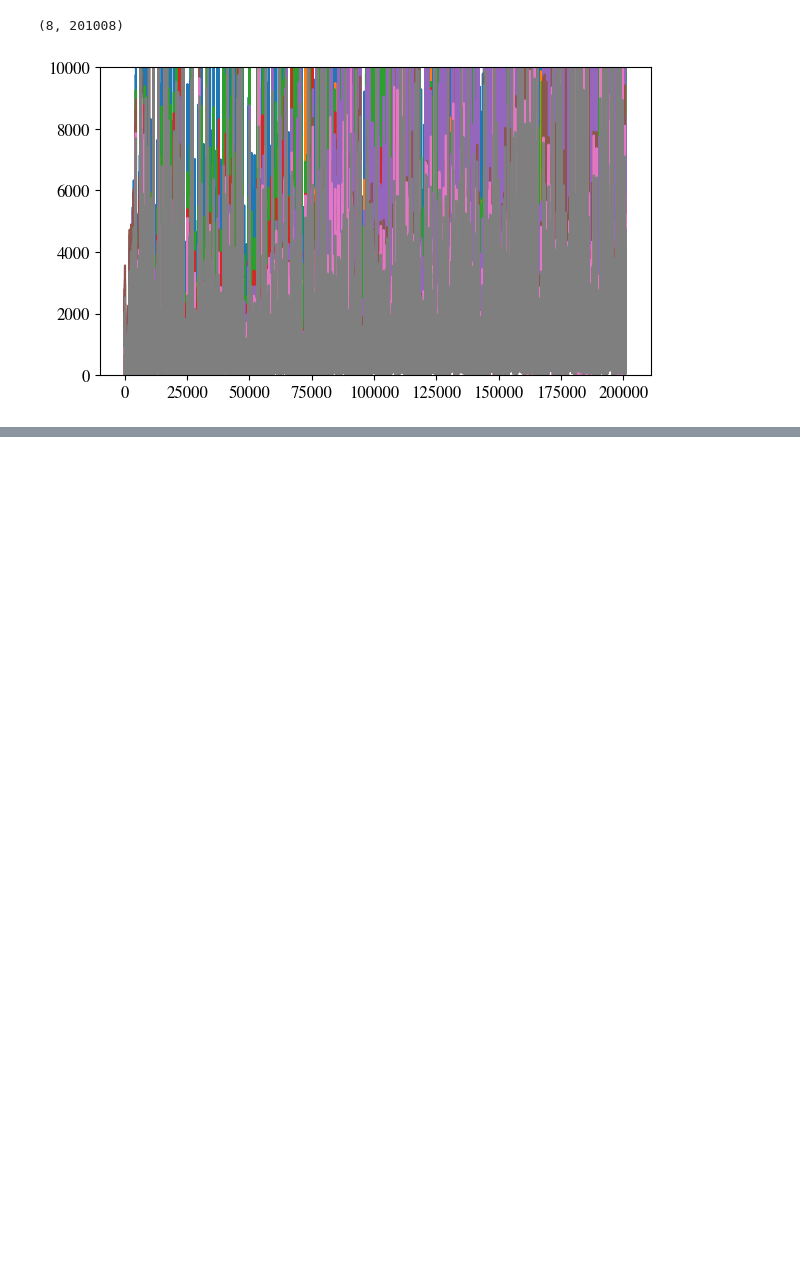
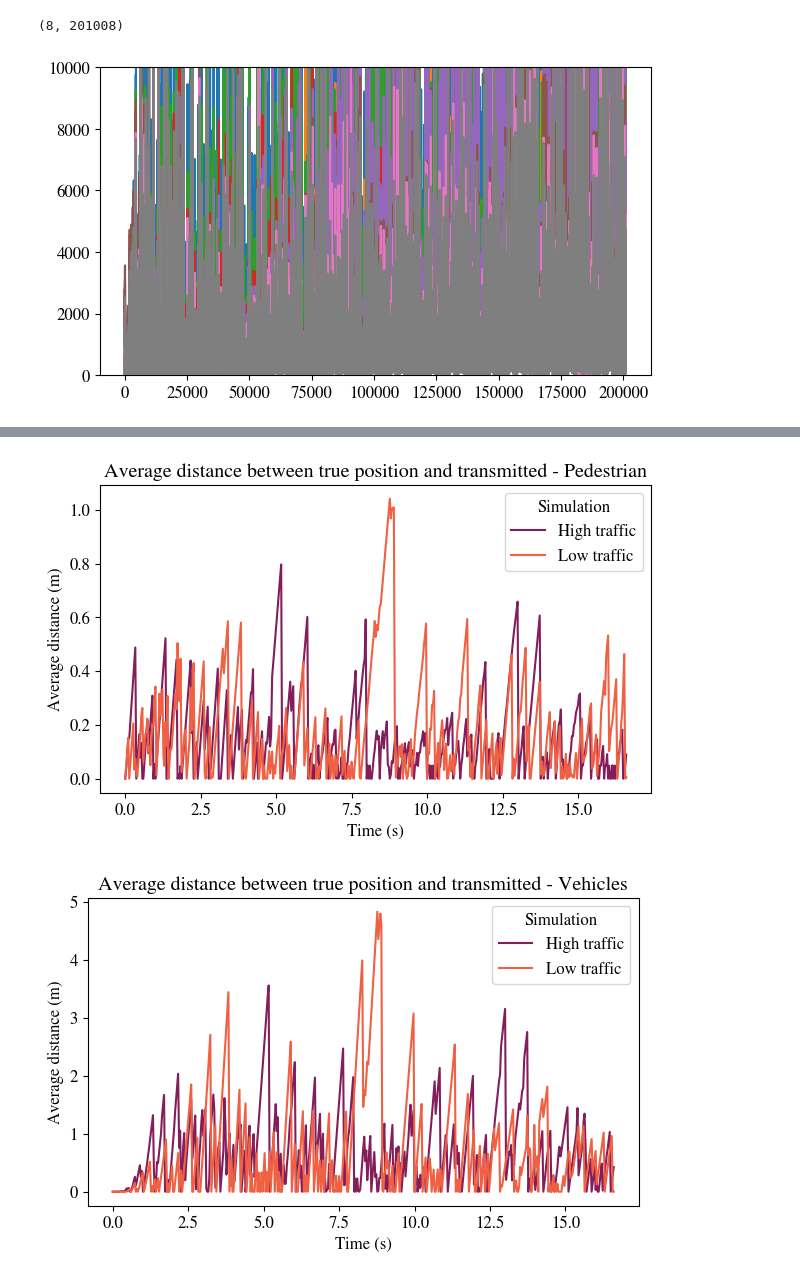
Before and after one commit to FilippoBragato/pqos-correlation, a Jupyter notebook: test.ipynb, the cells around one changed output, grey strips where cells are left out. Saved outputs shown, nothing was run; the diff lists cells and outputs as text; code cells hidden in the pictures; blank space fills up the shorter version.

```diff
--- a/test.ipynb
+++ b/test.ipynb
@@ -2105,10 +2105,14 @@ plt.show()
 (8, 201008)
 [figure]
 # %%
-agent = Agent(count, 10, 3, 8, ["Top CD", "Left CD", "Right CD"], ["None", "Top", "Left", "Right", "TopLeft", "TopRight", "LeftRight", "All"], [[0, 1000], [0, 1000], [0, 1000]], 10**(-4), 10**-8, 0, 0.9, 8, 1000, 2000 )
+agent = Agent(5000, 10, 3, 8, ["Top CD", "Left CD", "Right CD"], ["None", "Top", "Left", "Right", "TopLeft", "TopRight", "LeftRight", "All"], [[0, 1000], [0, 1000], [0, 1000]], 10**(-4), 10**-8, 0, 0.9, 8, 1000, 2000 )
 agent.load_data("agent_out_trained/")
 agent.load_model("agent_out_trained/")
-sim_for_rec = Simulation("Town03MediumNEW", Weather.Clear, Time.Sunset, [
-                         Sensor.LT, Sensor.LFL, Sensor.LFR], mode=Simulation.RL_AGENT, train=True, verbose=False, visualize=True)
-sim_for_rec.length = 500
-sim_for_rec.simulate()
+simlow = Simulation("t3low", Weather.Clear, Time.Sunset, [
+                         Sensor.LT, Sensor.LFL, Sensor.LFR], mode=Simulation.RL_AGENT, train=False, agent=agent, verbose=False, visualize=True)
+simlow.length = 50
+simlow.simulate()
+simhigh = Simulation("t3high", Weather.Clear, Time.Sunset, [
+                         Sensor.LT, Sensor.LFL, Sensor.LFR], mode=Simulation.RL_AGENT, train=False, agent=agent, verbose=False, visualize=True)
+simhigh.length = 50
+simhigh.simulate()
@@ -2114,0 +2133,44 @@ sim_for_rec.simulate()
+# %%
+data = np.concatenate([simlow.score_data["distance"]["pedestrian"],
+                       simlow.score_data["distance"]["vehicle"],
+                       simhigh.score_data["distance"]["pedestrian"],
+                       simhigh.score_data["distance"]["vehicle"]])
+
+n_frames = len(simlow.score_data["distance"]["pedestrian"])
+
+time_istants = np.tile(np.arange(n_frames)/30, 4)
+
+data = np.array([data, time_istants])
+data = data.T
+
+class_name = (["Pedestrians",] * n_frames + ["Vehicles",] * n_frames) * 2
+sim_name = ["Low traffic",] * 2 * n_frames + ["High traffic",] * 2 * n_frames
+df = pd.DataFrame(data, columns=["Average distance (m)", "Time (s)"])
+
+df["Class"] = pd.Categorical(class_name)
+df["Simulation"] = pd.Categorical(sim_name)
+fig = plt.figure()
+ax = fig.add_subplot(111)
+df_pede = df[df["Class"] == "Pedestrians"]
+# sns.lineplot(df[df["Class"] == "Pedestrians"], x = "Time (s)", y ="Average distance (m)", dashes=True, hue="Class", palette="rocket", style="Simulation", errorbar=None, ax=ax)
+sns.lineplot(df_pede, x="Time (s)", y="Average distance (m)", dashes=False,
+             hue="Simulation", palette="rocket", errorbar=None, ax=ax)
+plt.title("Average distance between true position and transmitted - Pedestrian")
+plt.savefig("output/latexplot/distance_autotransmit_ideal_ped.png")
+tikzplotlib.save("output/latexplot/distance_autotransmit_ideal_ped.tex")
+plt.show()
+plt.close()
+fig = plt.figure()
+ax = fig.add_subplot(111)
+df_pede = df[df["Class"] == "Vehicles"]
+# sns.lineplot(df[df["Class"] == "Pedestrians"], x = "Time (s)", y ="Average distance (m)", dashes=True, hue="Class", palette="rocket", style="Simulation", errorbar=None, ax=ax)
+sns.lineplot(df_pede, x="Time (s)", y="Average distance (m)", dashes=False,
+             hue="Simulation", palette="rocket", errorbar=None, ax=ax)
+plt.title("Average distance between true position and transmitted - Vehicles")
+plt.savefig("output/latexplot/distance_autotransmit_ideal_veh.png")
+tikzplotlib.save("output/latexplot/distance_autotransmit_ideal_veh.tex")
+plt.show()
+plt.close()
+# %% [output]
+[figure, added]
+[figure, added]
```
Also changed, not shown: parts of 6 cells of this notebook, 16 other files.
